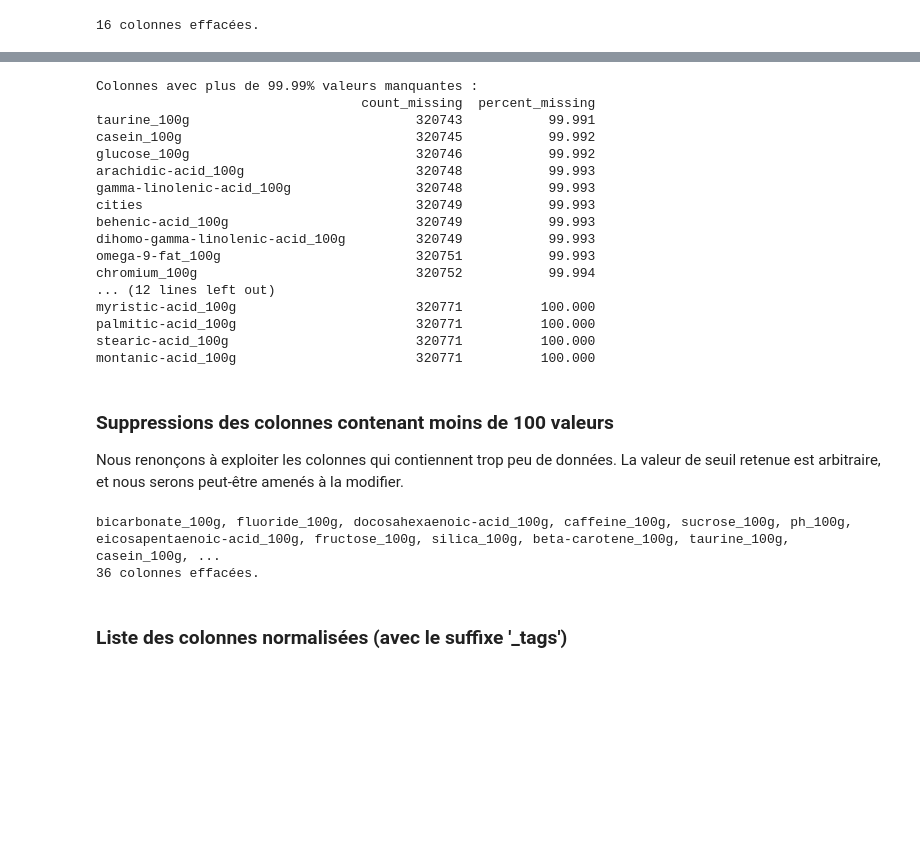
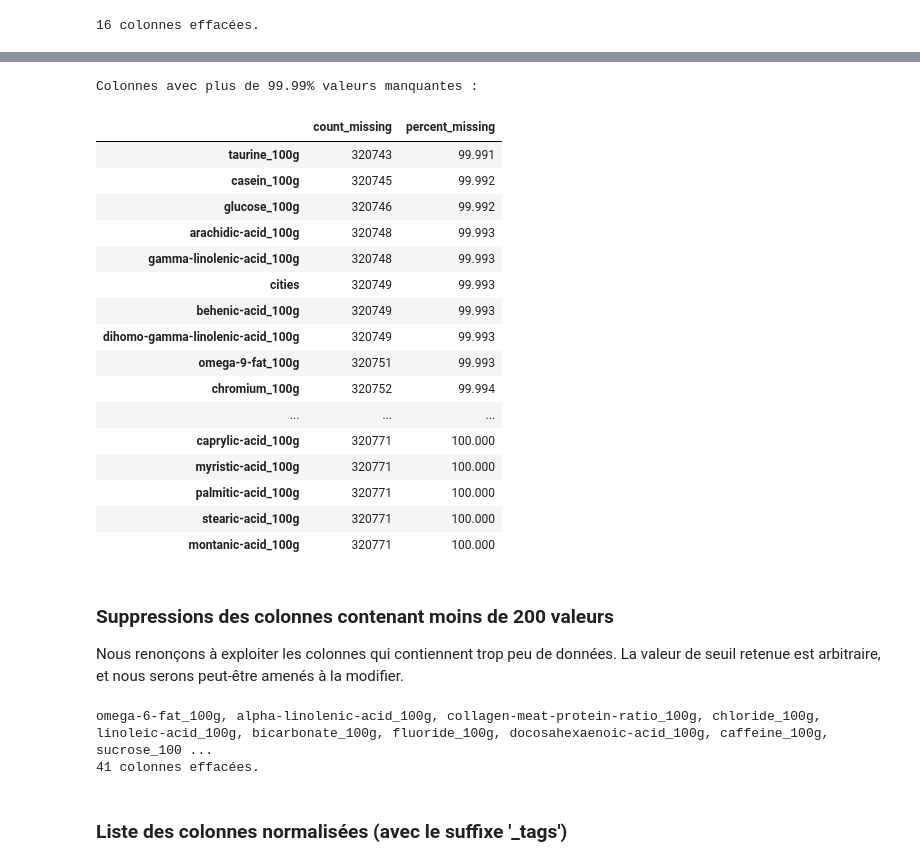
Before and after one commit to RegisC/JupyterNotebooks, a Jupyter notebook: Parcours Data Scientist/Projet2-Nettoyage.ipynb, the cells around one changed output, grey strips where cells are left out. Cells and saved outputs as stored; diff of their text form; code cells hidden in the pictures; blank space fills up the shorter version.

```diff
--- a/Parcours Data Scientist/Projet2-Nettoyage.ipynb
+++ b/Parcours Data Scientist/Projet2-Nettoyage.ipynb
@@ -17,7 +18,7 @@ output_file = 'off.csv'
 # %% [markdown]
 ### Chargement du fichier sous forme de DataFrame
 # %%
-data = pd.read_csv(input_file, delimiter='\t')
+data = pd.read_csv(input_file, delimiter='\t', dtype={'code': object}) # store `code` as string
 # %%
 print(data.info(memory_usage='deep')) # infos sur les données chargées
 # %% [output]
@@ -107,36 +92,37 @@ proteins_100g           60850           18.970
 # %%
 threshold = 99.99
 print(f"Colonnes avec plus de {threshold}% valeurs manquantes :")
-print(missing_values[missing_values['percent_missing'] > threshold])
+display(missing_values[missing_values['percent_missing'] > threshold])
 # %% [output]
 Colonnes avec plus de 99.99% valeurs manquantes :
-                                  count_missing  percent_missing
-taurine_100g                             320743           99.991
-casein_100g                              320745           99.992
-glucose_100g                             320746           99.992
-arachidic-acid_100g                      320748           99.993
-gamma-linolenic-acid_100g                320748           99.993
-cities                                   320749           99.993
-behenic-acid_100g                        320749           99.993
-dihomo-gamma-linolenic-acid_100g         320749           99.993
-omega-9-fat_100g                         320751           99.993
-chromium_100g                            320752           99.994
-... (12 lines left out)
-myristic-acid_100g                       320771          100.000
-palmitic-acid_100g                       320771          100.000
-stearic-acid_100g                        320771          100.000
-montanic-acid_100g                       320771          100.000
+|  | count_missing | percent_missing |
+| taurine_100g | 320743 | 99.991 |
+| casein_100g | 320745 | 99.992 |
+| glucose_100g | 320746 | 99.992 |
+| arachidic-acid_100g | 320748 | 99.993 |
+| gamma-linolenic-acid_100g | 320748 | 99.993 |
+| cities | 320749 | 99.993 |
+| behenic-acid_100g | 320749 | 99.993 |
+| dihomo-gamma-linolenic-acid_100g | 320749 | 99.993 |
+| omega-9-fat_100g | 320751 | 99.993 |
+| chromium_100g | 320752 | 99.994 |
+| ... | ... | ... |
+| caprylic-acid_100g | 320771 | 100.000 |
+| myristic-acid_100g | 320771 | 100.000 |
+| palmitic-acid_100g | 320771 | 100.000 |
+| stearic-acid_100g | 320771 | 100.000 |
+| montanic-acid_100g | 320771 | 100.000 |
 # %% [markdown]
-### Suppressions des colonnes contenant moins de 100 valeurs
+### Suppressions des colonnes contenant moins de 200 valeurs
 Nous renonçons à exploiter les colonnes qui contiennent trop peu de données. La valeur de seuil retenue est arbitraire, et nous serons peut-être amenés à la modifier.
 # %%
-columns_to_delete = missing_values[missing_values['count_missing'] > len(data) - 100].index
+columns_to_delete = missing_values[missing_values['count_missing'] > len(data) - 200].index
 print(', '.join(columns_to_delete))
 data.drop(columns=columns_to_delete, inplace=True, errors='ignore')
 print(f"{len(columns_to_delete)} colonnes effacées.")
 # %% [output]
-bicarbonate_100g, fluoride_100g, docosahexaenoic-acid_100g, caffeine_100g, sucrose_100g, ph_100g, eicosapentaenoic-acid_100g, fructose_100g, silica_100g, beta-carotene_100g, taurine_100g, casein_100g, ...
-36 colonnes effacées.
+omega-6-fat_100g, alpha-linolenic-acid_100g, collagen-meat-protein-ratio_100g, chloride_100g, linoleic-acid_100g, bicarbonate_100g, fluoride_100g, docosahexaenoic-acid_100g, caffeine_100g, sucrose_100 ...
+41 colonnes effacées.
 # %% [markdown]
 ### Liste des colonnes normalisées (avec le suffixe '_tags')
 # %%
```
Also changed, not shown: parts of 63 cells of this notebook.
